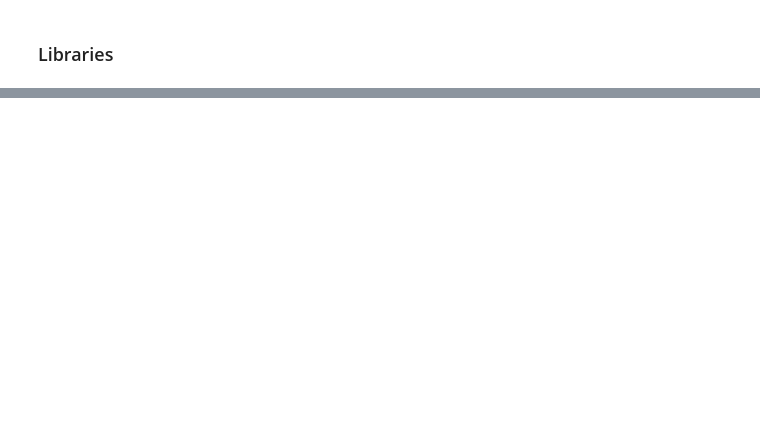
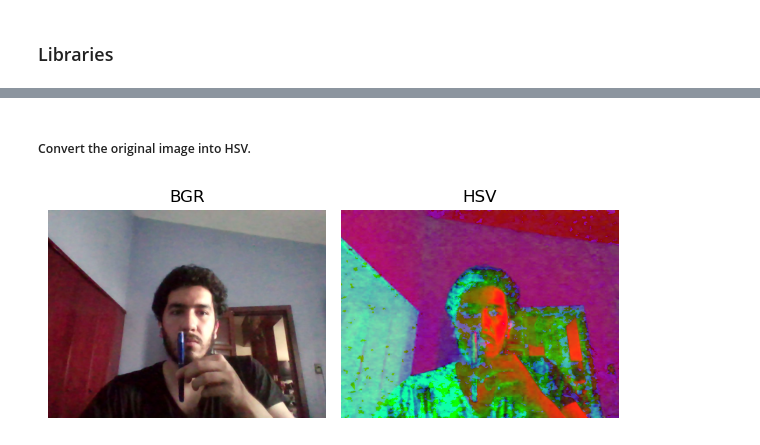
Before and after one commit to ComputerVisionTeam5/HW1, a Jupyter notebook: main.ipynb, the cells around one changed output, grey strips where cells are left out. Cells and saved outputs as stored; diff of their text form; code cells hidden in the pictures; blank space fills up the shorter version.

```diff
--- a/main.ipynb
+++ b/main.ipynb
@@ -249,0 +33,7 @@ plot_img(3,(12,6),["Frame 9", "Frame 12", "Frame 15"],[frames[8], frames[11],fra
+# %% [markdown]
+##### Convert the original image into HSV.
+# %%
+hsv = cv.cvtColor(frame, cv.COLOR_BGR2HSV)
+plot_img(2,(6,3),["BGR", "HSV"],[frame, hsv])
+# %% [output]
+[figure, added]
```
Also changed, not shown: parts of 46 cells of this notebook, 50 other files.
